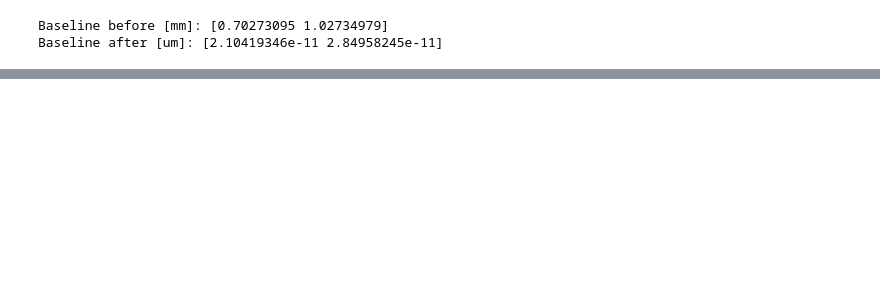
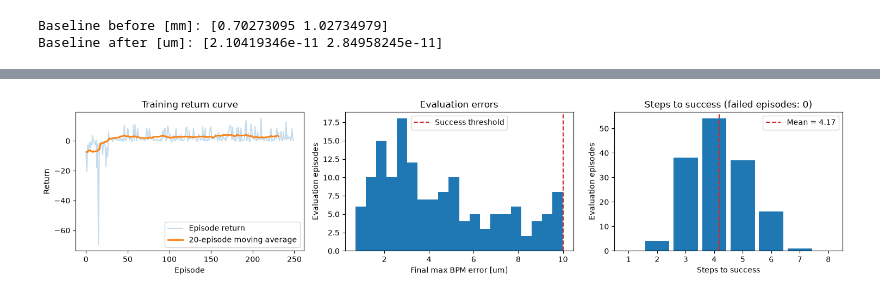
Before and after one commit to e362scibar/isba-examples, a Jupyter notebook: orbit_corr_rl.ipynb, the cells around one changed output, grey strips where cells are left out. Saved outputs shown, nothing was run; the diff lists cells and outputs as text; code cells hidden in the pictures; blank space fills up the shorter version.

```diff
--- a/orbit_corr_rl.ipynb
+++ b/orbit_corr_rl.ipynb
@@ -889 +1334,49 @@ Median final max BPM error: 10.0 um
+# %%
+def moving_average(values: list[float], window: int = 20) -> np.ndarray:
+    """Return trailing moving average."""
+    if len(values) < 1:
+        return np.asarray([], dtype=np.float64)
+    window_size = min(window, len(values))
+    kernel = np.ones(window_size, dtype=np.float64) / window_size
+    return np.convolve(np.asarray(values, dtype=np.float64), kernel, mode="valid")
+
+
+smoothed_returns = moving_average(episode_returns, window=20)
+success_mask = np.asarray(evaluation_successes, dtype=bool)
+steps_to_success = np.asarray(evaluation_lengths, dtype=np.int64)[success_mask]
+failed_episode_count = int(np.count_nonzero(~success_mask))
+step_bin_edges = np.arange(0.5, MAX_STEPS + 1.5, 1.0)
+
+fig, axes = plt.subplots(1, 3, figsize=(15, 3.5))
+axes[0].plot(episode_returns, alpha=0.25, label="Episode return")
+axes[0].plot(
+    np.arange(len(smoothed_returns)) + 1,
+    smoothed_returns,
+    linewidth=2.0,
+    label="20-episode moving average",
+)
+axes[0].set(xlabel="Episode", ylabel="Return", title="Training return curve")
+axes[0].legend()
+axes[1].hist(1.0e6 * np.asarray(final_max_errors), bins=20)
+axes[1].axvline(1.0e6 * TARGET_TOLERANCE, color="tab:red", linestyle="--", label="Success threshold")
+axes[1].set(xlabel="Final max BPM error [um]", ylabel="Evaluation episodes", title="Evaluation errors")
+axes[1].legend()
+axes[2].hist(steps_to_success, bins=step_bin_edges, rwidth=0.85)
+if steps_to_success.size > 0:
+    axes[2].axvline(
+        np.mean(steps_to_success),
+        color="tab:red",
+        linestyle="--",
+        label=f"Mean = {np.mean(steps_to_success):.2f}",
+    )
+    axes[2].set_xlim(0.5, steps_to_success.max() + 1.5)
+    axes[2].legend()
+axes[2].set(
+    xlabel="Steps to success",
+    ylabel="Evaluation episodes",
+    title=f"Steps to success (failed episodes: {failed_episode_count})",
+)
+fig.tight_layout()
+# %% [output]
+[figure, added]
 # %% [markdown]
```
Also changed, not shown: parts of 21 cells of this notebook, 1 other file.
